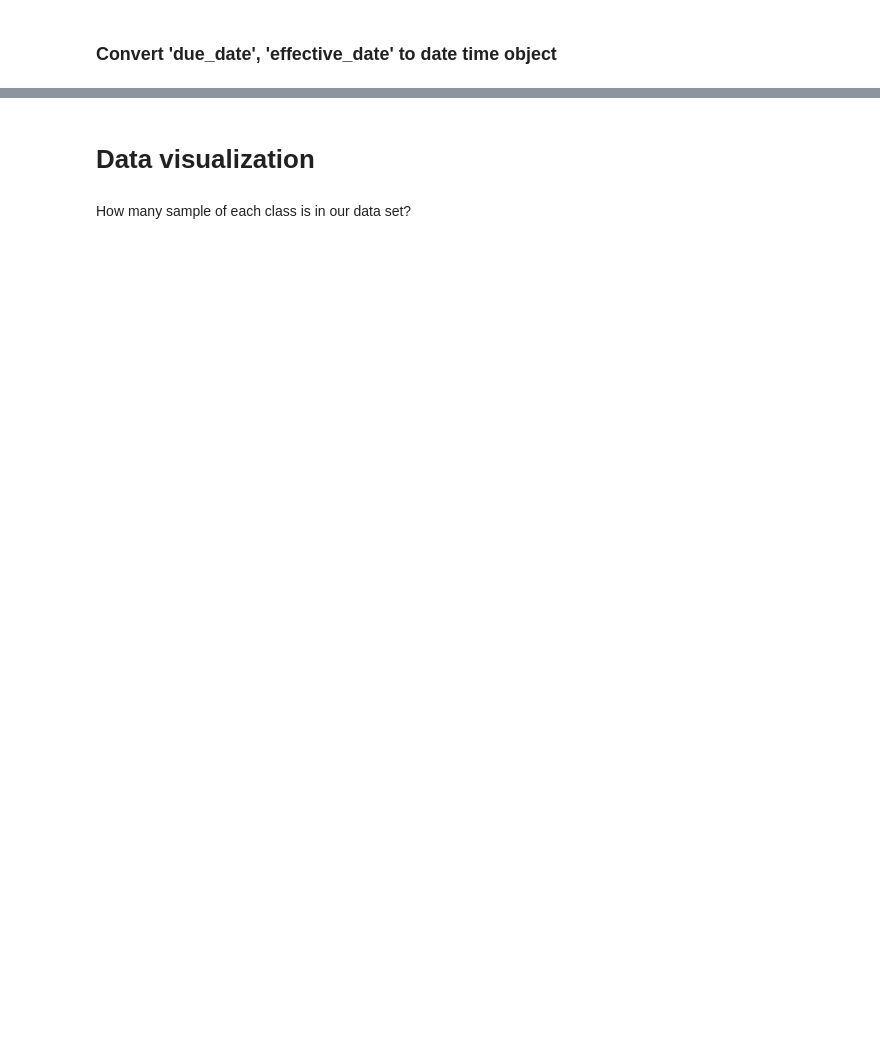
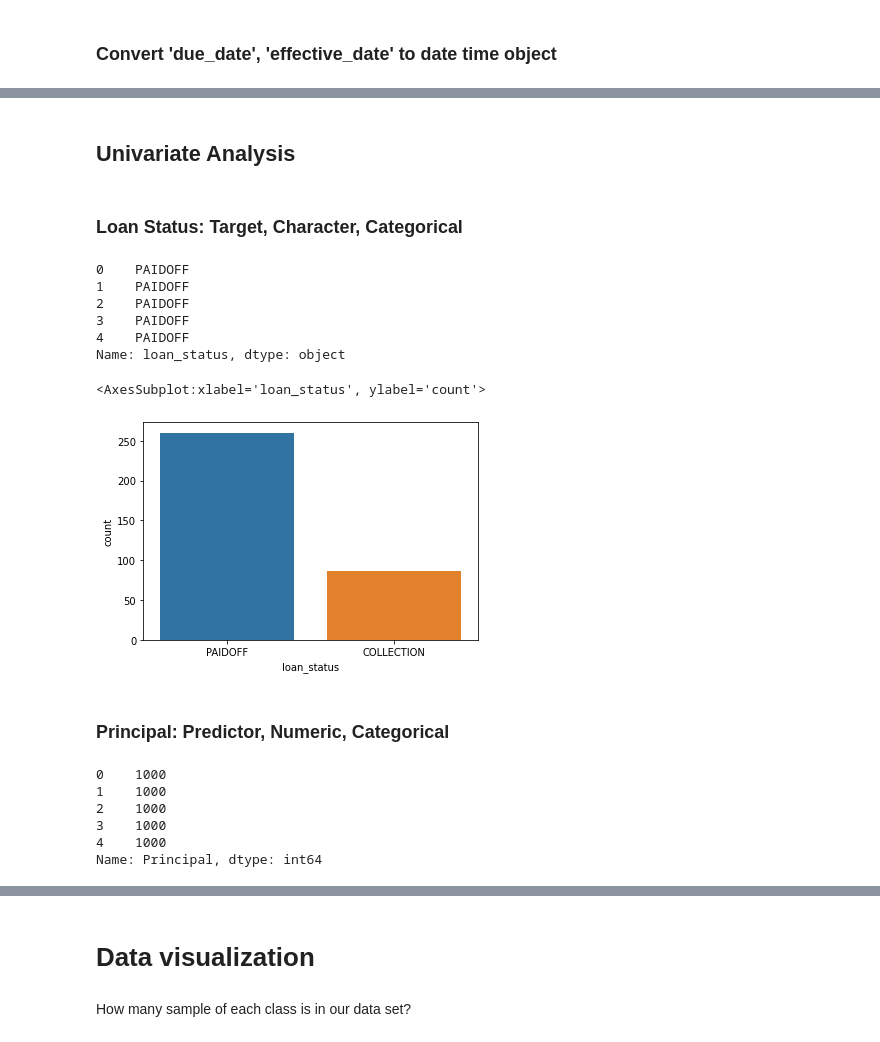
Before and after one commit to kieutridang/Data-Pre-processing-and-Analysis, a Jupyter notebook: final_assignment/LDS5_261_Project_1/FullName_Project_Loan.ipynb, the cells around one changed output, grey strips where cells are left out. Cells and saved outputs as stored; diff of their text form; code cells hidden in the pictures; blank space fills up the shorter version.

Commit message:
wip final assignment, loan dataset

```diff
--- a/final_assignment/LDS5_261_Project_1/FullName_Project_Loan.ipynb
+++ b/final_assignment/LDS5_261_Project_1/FullName_Project_Loan.ipynb
@@ -68,6 +73,8 @@ loan_train.head()
 | 2 | 3 | 3 | PAIDOFF | 1000 | 15 | 9/8/2016 | 9/22/2016 | 27 | ... |
 | 3 | 4 | 4 | PAIDOFF | 1000 | 30 | 9/9/2016 | 10/8/2016 | 28 | ... |
 | 4 | 6 | 6 | PAIDOFF | 1000 | 30 | 9/9/2016 | 10/8/2016 | 29 | ... |
+# %%
+loan_train = loan_train.loc[:, ~loan_train.columns.str.contains('^Unnamed')]
 # %%
 # Understanding to dataset
 # shape
@@ -112,0 +128,31 @@ Name: effective_date, dtype: datetime64[ns]
+# %% [markdown]
+## Univariate Analysis
+# %% [markdown]
+### Loan Status: Target, Character, Categorical
+# %%
+loan_status = loan_train.loan_status
+loan_status.head()
+# %% [output]
+0    PAIDOFF
+1    PAIDOFF
+2    PAIDOFF
+3    PAIDOFF
+4    PAIDOFF
+Name: loan_status, dtype: object
+# %%
+sns.countplot(loan_status)
+# %% [output]
+<AxesSubplot:xlabel='loan_status', ylabel='count'>
+[figure, added]
+# %% [markdown]
+### Principal: Predictor, Numeric, Categorical
+# %%
+principal = loan_train.Principal
+principal.head()
+# %% [output]
+0    1000
+1    1000
+2    1000
+3    1000
+4    1000
+Name: Principal, dtype: int64
```
Also changed, not shown: parts of 58 cells of this notebook, 1 other file.
